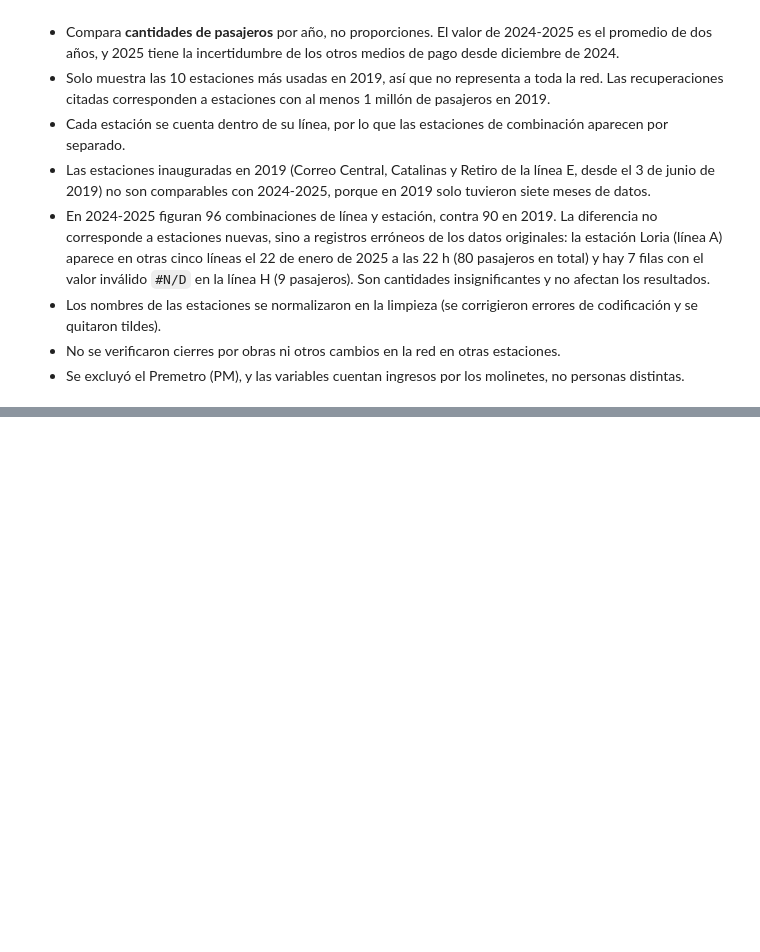
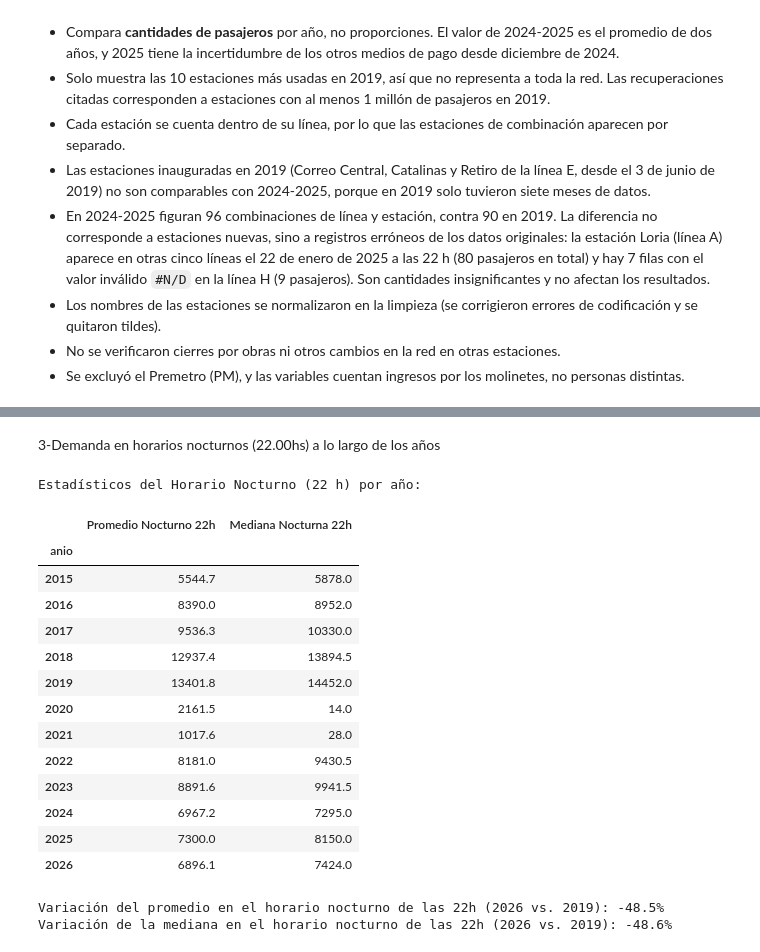
Before and after one commit to julia-iza/Trabajo-Practico-Laboratorio, a Jupyter notebook: analisis_subte.ipynb, the cells around one changed output, grey strips where cells are left out. Saved outputs shown, nothing was run; the diff lists cells and outputs as text; code cells hidden in the pictures; blank space fills up the shorter version.

```diff
--- a/analisis_subte.ipynb
+++ b/analisis_subte.ipynb
@@ -1118,0 +1261,51 @@ En el contexto de la pregunta del trabajo, esto significa que *dónde* se viaja
+# %% [markdown]
+3-Demanda en horarios nocturnos (22.00hs) a lo largo de los años
+# %%
+import pandas as pd
+
+# Filtramos las líneas principales (A-H)
+lineas = ["LineaA", "LineaB", "LineaC", "LineaD", "LineaE", "LineaH"]
+df_sub = df[df["linea"].isin(lineas)]
+
+# Filtramos por el horario nocturno (22 h)
+df_noc = df_sub[df_sub["hora"] == 22]
+
+# Agrupamos por año y fecha para obtener el total diario en ese horario nocturno
+pasajeros_noc_dia = df_noc.groupby(["anio", "fecha"])["total"].sum().reset_index()
+
+# Calculamos el promedio y la mediana diaria para las 22 h por año
+resumen_noc = pasajeros_noc_dia.groupby("anio")["total"].agg(["mean", "median"])
+resumen_noc.columns = ["Promedio Nocturno 22h", "Mediana Nocturna 22h"]
+
+print("Estadísticos del Horario Nocturno (22 h) por año:")
+display(resumen_noc.round(1))
+
+# Comparación de las 22 h: 2026 vs. 2019
+prom_19_noc = resumen_noc.loc[2019, "Promedio Nocturno 22h"]
+prom_26_noc = resumen_noc.loc[2026, "Promedio Nocturno 22h"]
+var_prom_noc = ((prom_26_noc / prom_19_noc) - 1) * 100
+
+med_19_noc = resumen_noc.loc[2019, "Mediana Nocturna 22h"]
+med_26_noc = resumen_noc.loc[2026, "Mediana Nocturna 22h"]
+var_med_noc = ((med_26_noc / med_19_noc) - 1) * 100
+
+print(f"\nVariación del promedio en el horario nocturno de las 22h (2026 vs. 2019): {var_prom_noc:.1f}%")
+print(f"Variación de la mediana en el horario nocturno de las 22h (2026 vs. 2019): {var_med_noc:.1f}%")
+# %% [output]
+Estadísticos del Horario Nocturno (22 h) por año:
+|  | Promedio Nocturno 22h | Mediana Nocturna 22h |
+| anio |  |  |
+| 2015 | 5544.7 | 5878.0 |
+| 2016 | 8390.0 | 8952.0 |
+| 2017 | 9536.3 | 10330.0 |
+| 2018 | 12937.4 | 13894.5 |
+| 2019 | 13401.8 | 14452.0 |
+| 2020 | 2161.5 | 14.0 |
+| 2021 | 1017.6 | 28.0 |
+| 2022 | 8181.0 | 9430.5 |
+| 2023 | 8891.6 | 9941.5 |
+| 2024 | 6967.2 | 7295.0 |
+| 2025 | 7300.0 | 8150.0 |
+| 2026 | 6896.1 | 7424.0 |
+Variación del promedio en el horario nocturno de las 22h (2026 vs. 2019): -48.5%
+Variación de la mediana en el horario nocturno de las 22h (2026 vs. 2019): -48.6%
```
Also changed, not shown: parts of 10 cells of this notebook.
